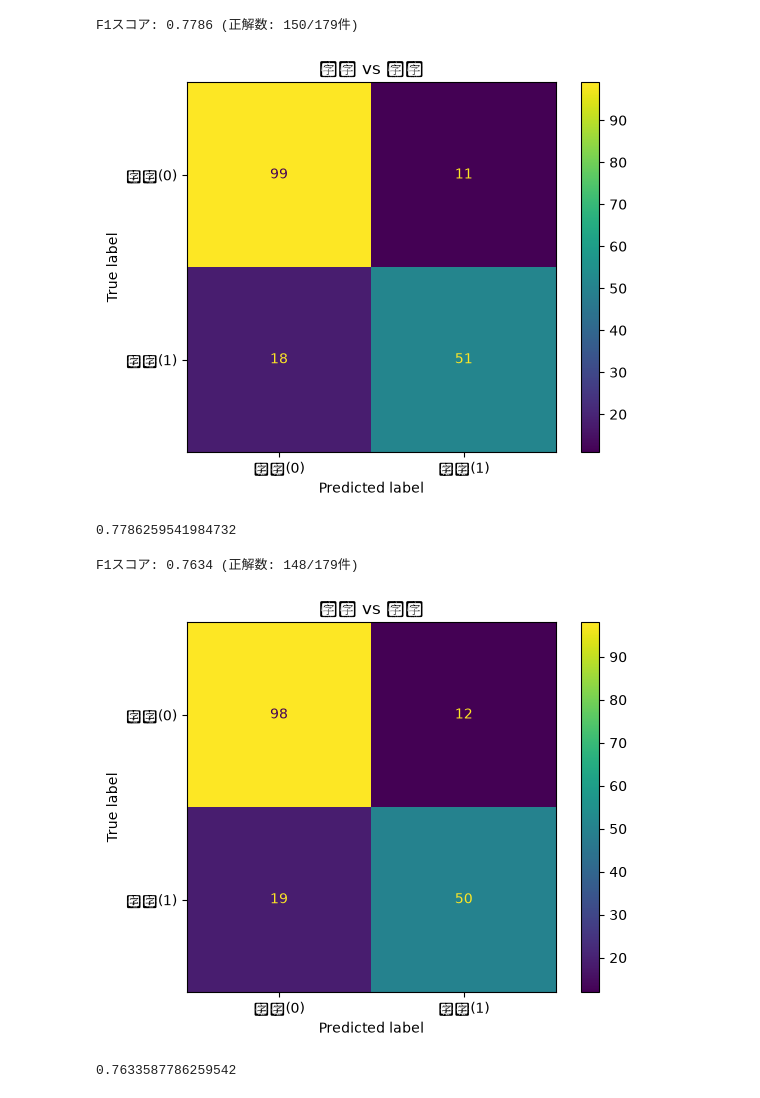
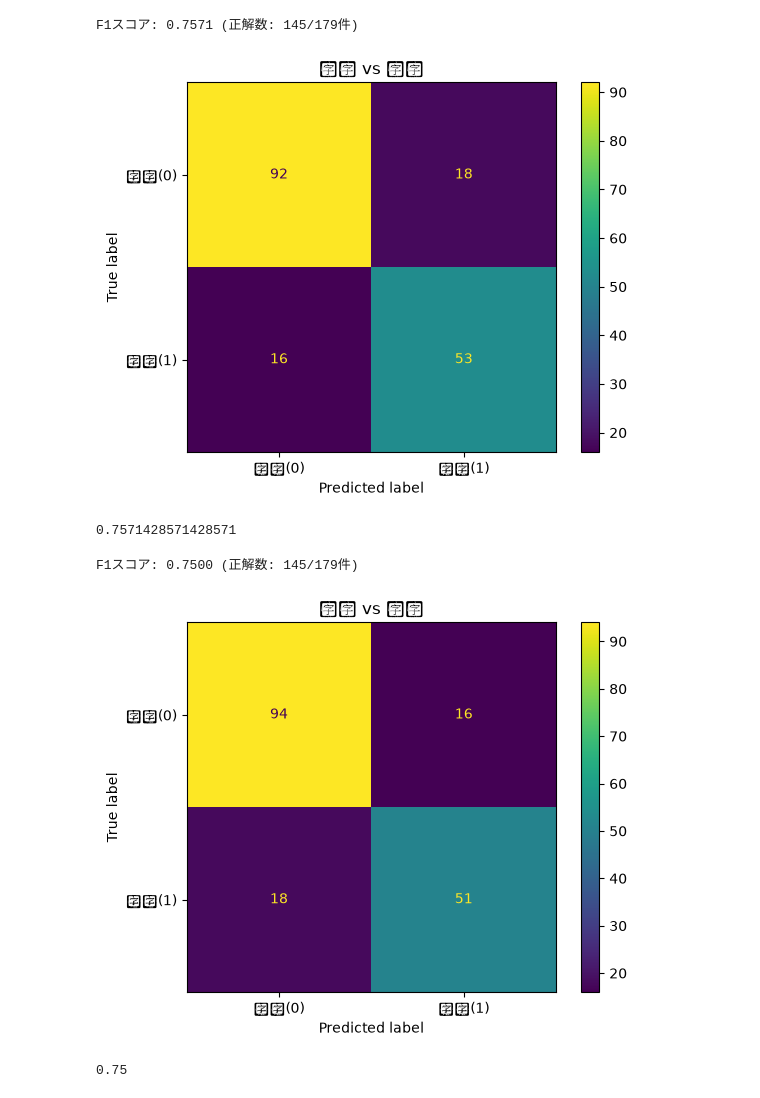
Before and after one commit to fukumoto-riku/python_seminar, a Jupyter notebook: lesson_8/codex_code/answer.ipynb, the cells around one changed output. Drawn from its saved outputs; the diff is of its cells as text; code cells hidden in the pictures.

```diff
--- a/lesson_8/codex_code/answer.ipynb
+++ b/lesson_8/codex_code/answer.ipynb
@@ -3,38 +3,38 @@ import pandas as pd
 from sklearn.metrics import f1_score, confusion_matrix, ConfusionMatrixDisplay
 import matplotlib.pyplot as plt
 
 def result(y_pred, y_answer):
     # IDの過不足チェック
     missing = set(y_answer['PassengerId']) - set(y_pred['PassengerId'])
     extra = set(y_pred['PassengerId']) - set(y_answer['PassengerId'])
     if missing:
         print(f"⚠️ 未提出のID: {len(missing)}件")
     if extra:
         print(f"⚠️ 想定外のID: {len(extra)}件")
 
     # PassengerIdで突き合わせ
     merged = y_answer.merge(y_pred, on='PassengerId', suffixes=('_true', '_pred'))
 
     f1 = f1_score(merged['Survived_true'], merged['Survived_pred'])
     correct = (merged['Survived_true'] == merged['Survived_pred']).sum()
     print(f"F1スコア: {f1:.4f} (正解数: {correct}/{len(merged)}件)")
 
     cm = confusion_matrix(merged['Survived_true'], merged['Survived_pred'])
     ConfusionMatrixDisplay(cm, display_labels=['死亡(0)', '生存(1)']).plot()
     plt.title('予測 vs 正解')
     plt.show()
 
     return f1
 
 # --- 使う側 ---
-y_answer = pd.read_csv('test_titanic (1).csv')  # 自分だけが持つ模範解答
+y_answer = pd.read_csv('test_titanic_with-answer.csv')  # 自分だけが持つ模範解答
 
-y_pred = pd.read_csv('submission_1_best_overall.csv')
+y_pred = pd.read_csv('submission_best_single_nested.csv')
 result(y_pred, y_answer)
 # %% [output]
-F1スコア: 0.7786 (正解数: 150/179件)
+F1スコア: 0.7571 (正解数: 145/179件)
-[figure, old version]
+[figure, new version]
-0.7786259541984732
+0.7571428571428571
 # %%
 import pandas as pd
 from sklearn.metrics import f1_score, confusion_matrix, ConfusionMatrixDisplay
@@ -64,14 +64,14 @@ def result(y_pred, y_answer):
     return f1
 
 # --- 使う側 ---
-y_answer = pd.read_csv('test_titanic (1).csv')  # 自分だけが持つ模範解答
+y_answer = pd.read_csv('test_titanic_with-answer.csv')  # 自分だけが持つ模範解答
 
-y_pred = pd.read_csv('submission_2_ad_selected.csv')
+y_pred = pd.read_csv('submission_crossfit_stacking.csv')
 result(y_pred, y_answer)
 # %% [output]
-F1スコア: 0.7634 (正解数: 148/179件)
+F1スコア: 0.7500 (正解数: 145/179件)
-[figure, old version]
+[figure, new version]
-0.7633587786259542
+0.75
 # %%
 import pandas as pd
 from sklearn.metrics import f1_score, confusion_matrix, ConfusionMatrixDisplay
```
Also changed, not shown: parts of 1 cell of this notebook, 8 other files.
